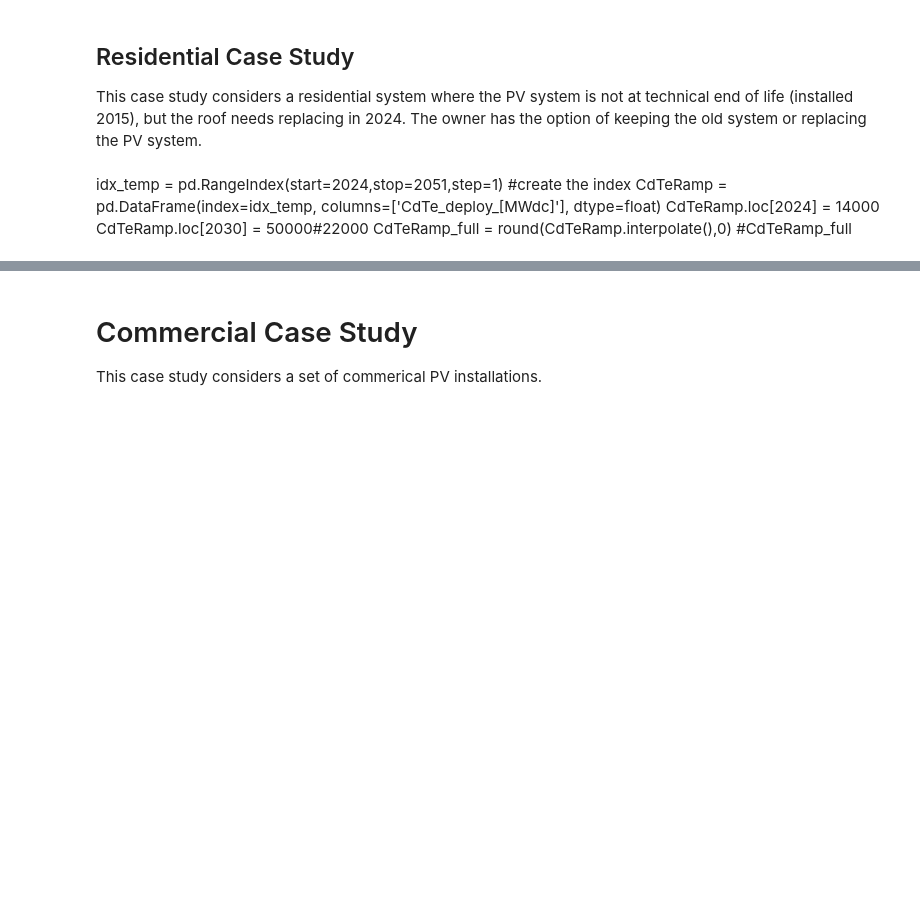
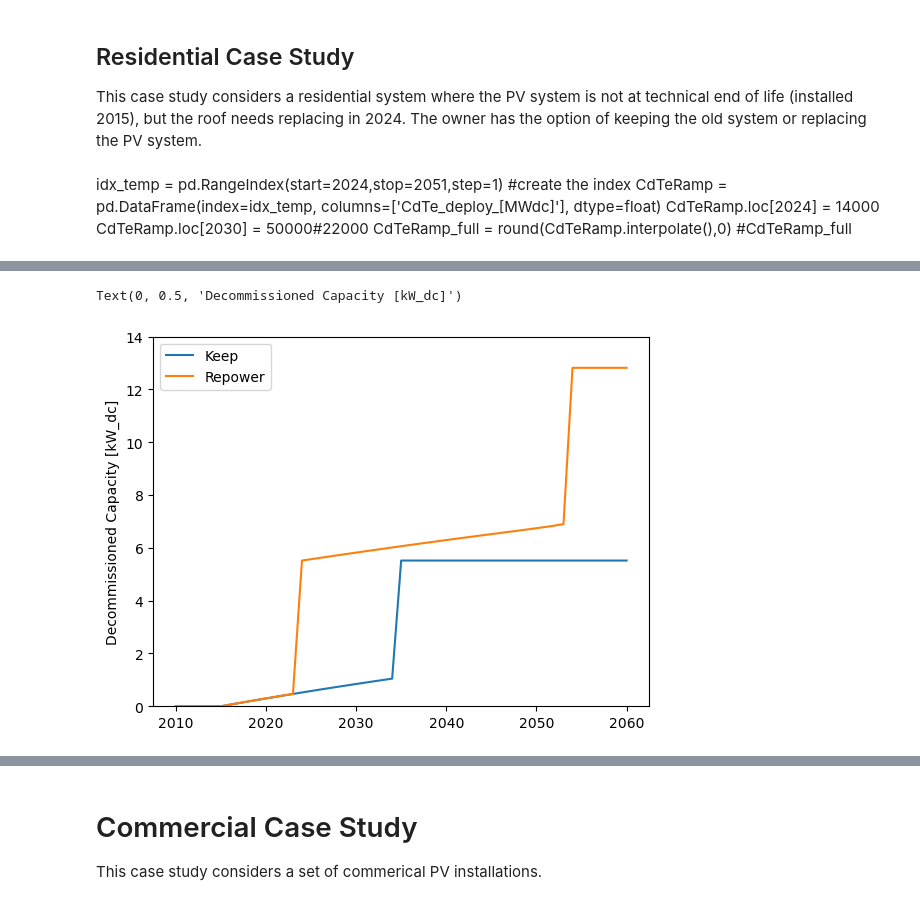
Before and after one commit to NREL/PV-DEMICE, a Jupyter notebook: docs/dev/SIPS2025-CaseStudies.ipynb, the cells around one changed output, grey strips where cells are left out. Drawn from its saved outputs; the diff is of its cells as text; code cells hidden in the pictures; blank space fills up the shorter version.

```diff
--- a/docs/dev/SIPS2025-CaseStudies.ipynb
+++ b/docs/dev/SIPS2025-CaseStudies.ipynb
@@ -90,0 +156,3 @@ sim1.scenario['Resi_repower'].dataIn_m.loc[2024, 'mod_lifetime'] = resi_sys2_lif
+# %%
+sim1_yearly, sim1_cumu = sim1.aggregateResults()
+sim1_allenergy, sim1_energyGen, sim1_energyDemands_all = sim1.aggregateEnergyResults()
@@ -90,0 +170,9 @@ sim1.scenario['Resi_repower'].dataIn_m.loc[2024, 'mod_lifetime'] = resi_sys2_lif
+# %%
+decommisioned = sim1_yearly.filter(like='Decommisioned')
+plt.plot(decommisioned*1000)
+plt.legend(['Keep','Repower'])
+plt.ylim(0,14)
+plt.ylabel('Decommissioned Capacity [kW_dc]')
+# %% [output]
+Text(0, 0.5, 'Decommissioned Capacity [kW_dc]')
+[figure, added]
```
Also changed, not shown: parts of 17 cells of this notebook, 2 other files.
